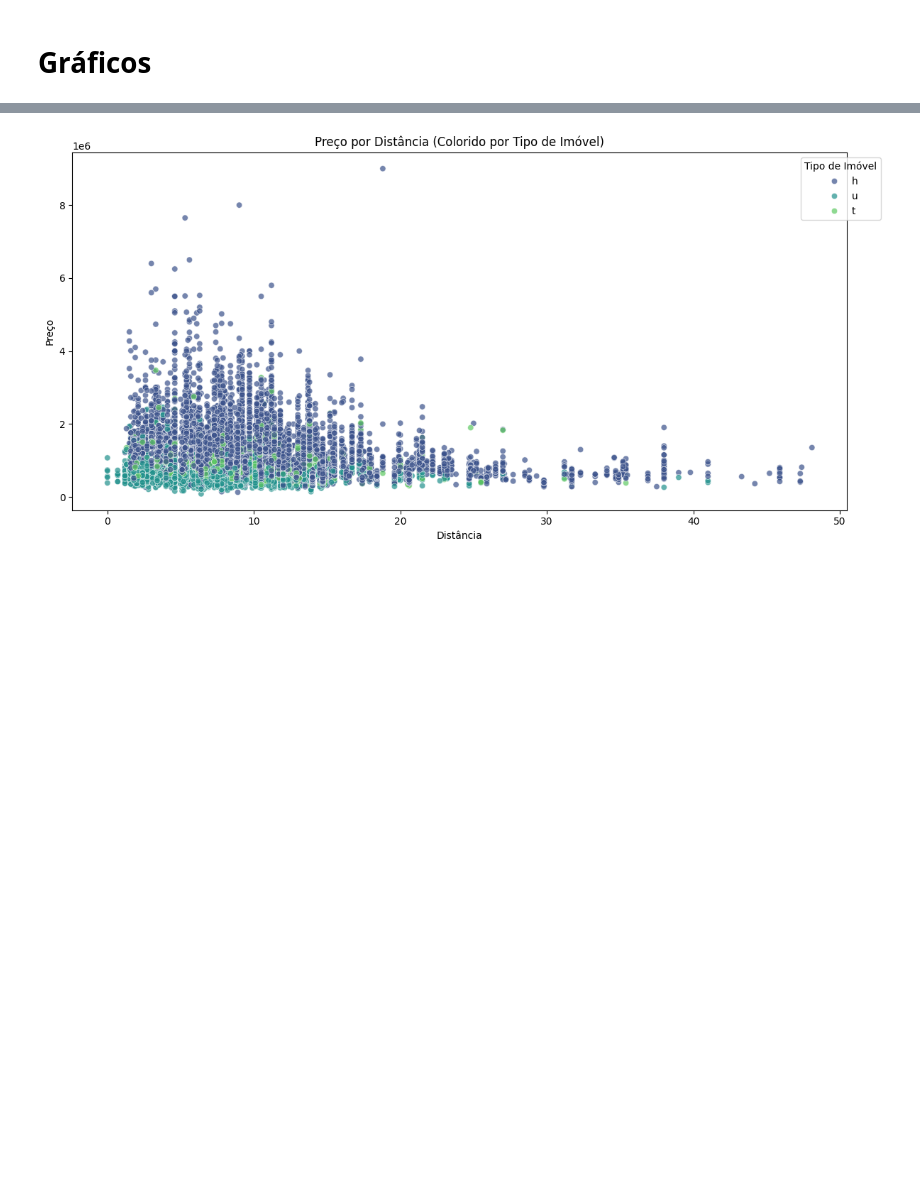
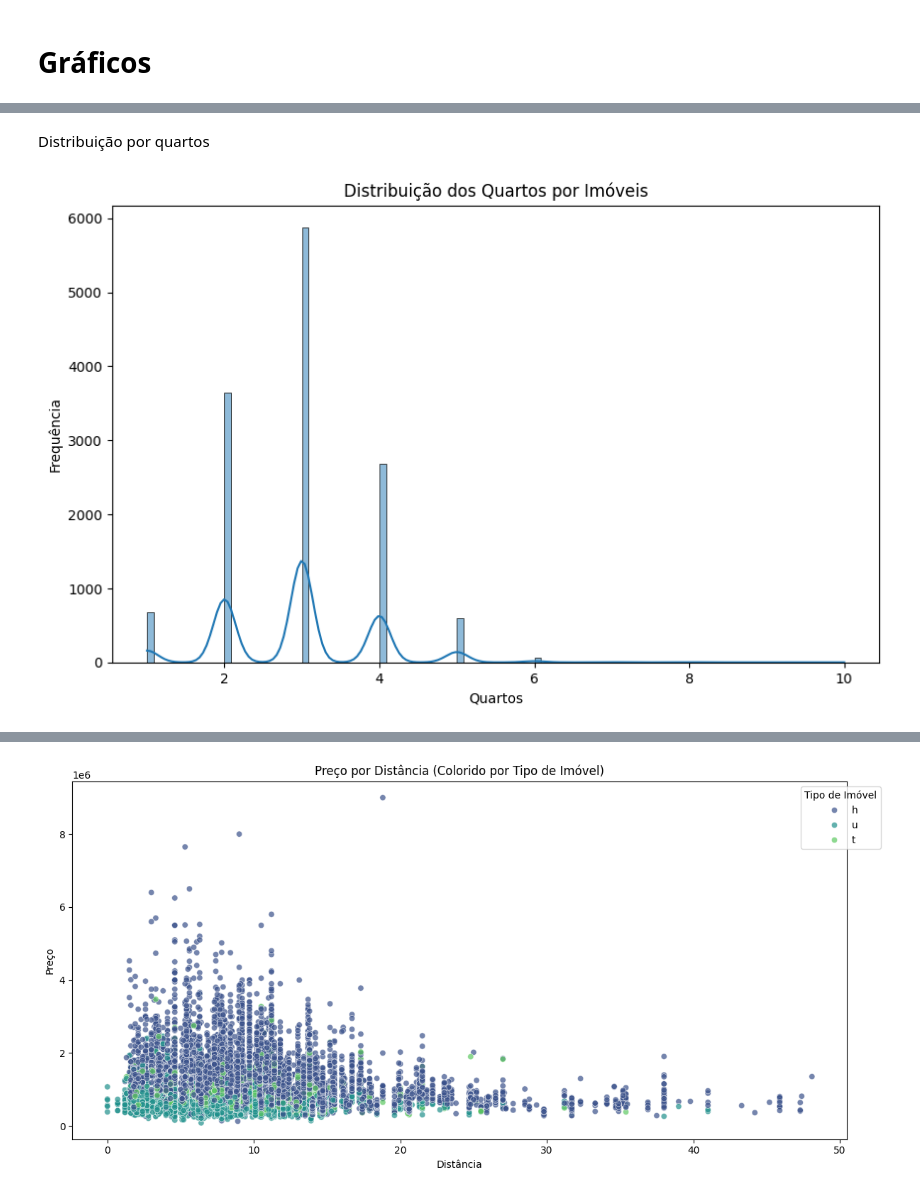
Before and after one commit to GaBevilacqua/CD, a Jupyter notebook: Melbourne.ipynb, the cells around one changed output, grey strips where cells are left out. Drawn from its saved outputs; the diff is of its cells as text; code cells hidden in the pictures; blank space fills up the shorter version.

```diff
--- a/Melbourne.ipynb
+++ b/Melbourne.ipynb
@@ -104,0 +121,11 @@ plt.show()
+# %% [markdown]
+Distribuição por quartos
+# %%
+plt.figure(figsize=(10,6))
+sns.histplot(data=df['Rooms'], kde=True)
+plt.title('Distribuição dos Quartos por Imóveis')
+plt.xlabel('Quartos')
+plt.ylabel('Frequência')
+plt.show()
+# %% [output]
+[figure, added]
```
Also changed, not shown: parts of 27 cells of this notebook.
